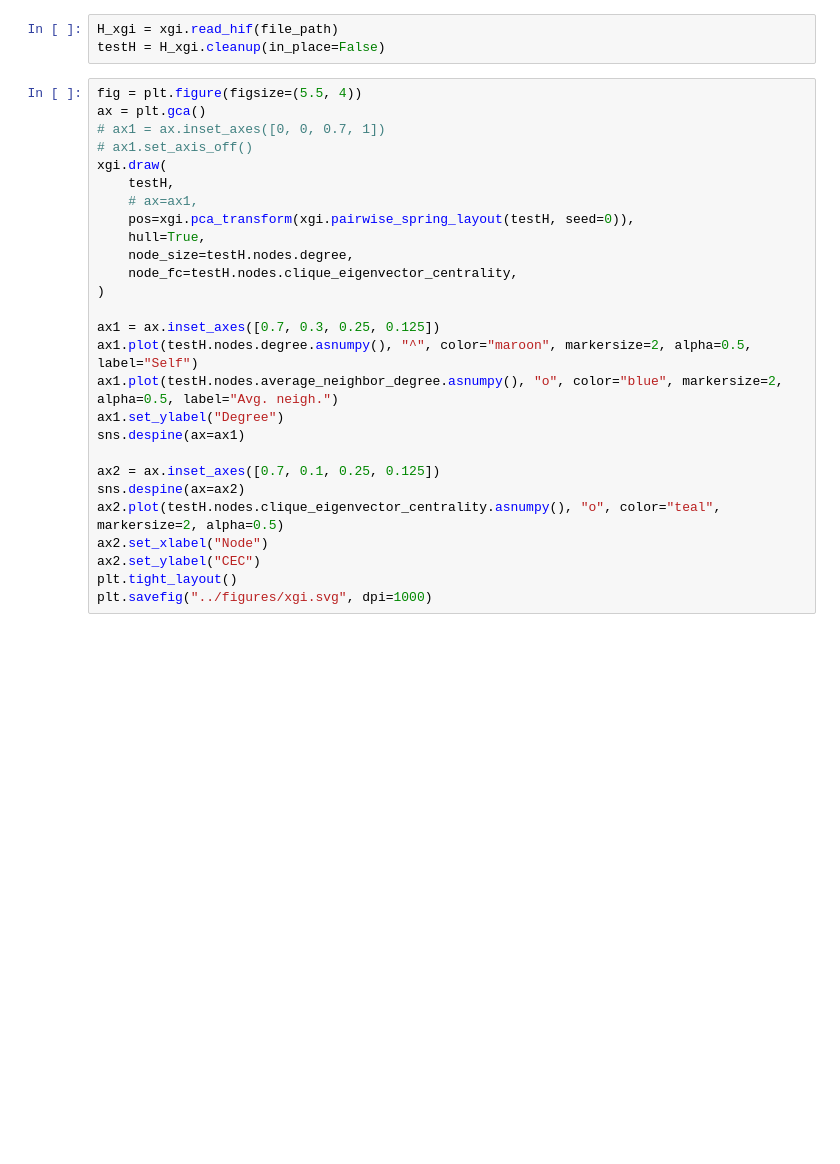
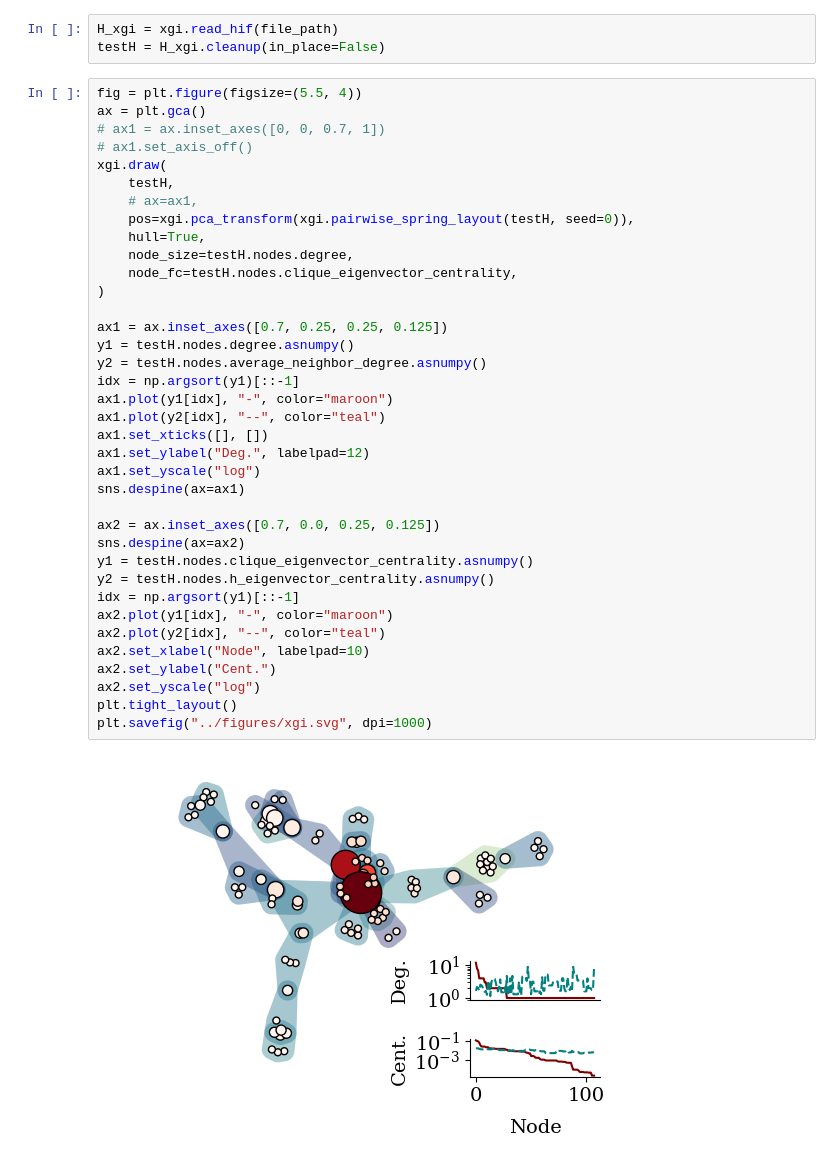
Before and after one commit to pszufe/HIF-standard, a Jupyter notebook: tutorials/HIF-demo.ipynb, the cells around one changed output. Drawn from its saved outputs; the diff is of its cells as text; blank space fills up the shorter version.

```diff
--- a/tutorials/HIF-demo.ipynb
+++ b/tutorials/HIF-demo.ipynb
@@ -247,27 +247,39 @@ testH = H_xgi.cleanup(in_place=False)
 # %%
 fig = plt.figure(figsize=(5.5, 4))
 ax = plt.gca()
 # ax1 = ax.inset_axes([0, 0, 0.7, 1])
 # ax1.set_axis_off()
 xgi.draw(
     testH,
     # ax=ax1,
     pos=xgi.pca_transform(xgi.pairwise_spring_layout(testH, seed=0)),
     hull=True,
     node_size=testH.nodes.degree,
     node_fc=testH.nodes.clique_eigenvector_centrality,
 )
 
-ax1 = ax.inset_axes([0.7, 0.3, 0.25, 0.125])
-ax1.plot(testH.nodes.degree.asnumpy(), "^", color="maroon", markersize=2, alpha=0.5, label="Self")
-ax1.plot(testH.nodes.average_neighbor_degree.asnumpy(), "o", color="blue", markersize=2, alpha=0.5, label="Avg. neigh.")
-ax1.set_ylabel("Degree")
+ax1 = ax.inset_axes([0.7, 0.25, 0.25, 0.125])
+y1 = testH.nodes.degree.asnumpy()
+y2 = testH.nodes.average_neighbor_degree.asnumpy()
+idx = np.argsort(y1)[::-1]
+ax1.plot(y1[idx], "-", color="maroon")
+ax1.plot(y2[idx], "--", color="teal")
+ax1.set_xticks([], [])
+ax1.set_ylabel("Deg.", labelpad=12)
+ax1.set_yscale("log")
 sns.despine(ax=ax1)
 
-ax2 = ax.inset_axes([0.7, 0.1, 0.25, 0.125])
+ax2 = ax.inset_axes([0.7, 0.0, 0.25, 0.125])
 sns.despine(ax=ax2)
-ax2.plot(testH.nodes.clique_eigenvector_centrality.asnumpy(), "o", color="teal", markersize=2, alpha=0.5)
-ax2.set_xlabel("Node")
-ax2.set_ylabel("CEC")
+y1 = testH.nodes.clique_eigenvector_centrality.asnumpy()
+y2 = testH.nodes.h_eigenvector_centrality.asnumpy()
+idx = np.argsort(y1)[::-1]
+ax2.plot(y1[idx], "-", color="maroon")
+ax2.plot(y2[idx], "--", color="teal")
+ax2.set_xlabel("Node", labelpad=10)
+ax2.set_ylabel("Cent.")
+ax2.set_yscale("log")
 plt.tight_layout()
 plt.savefig("../figures/xgi.svg", dpi=1000)
+# %% [output]
+[figure, added]
```
Also changed, not shown: parts of 1 cell of this notebook, 3 other files.
